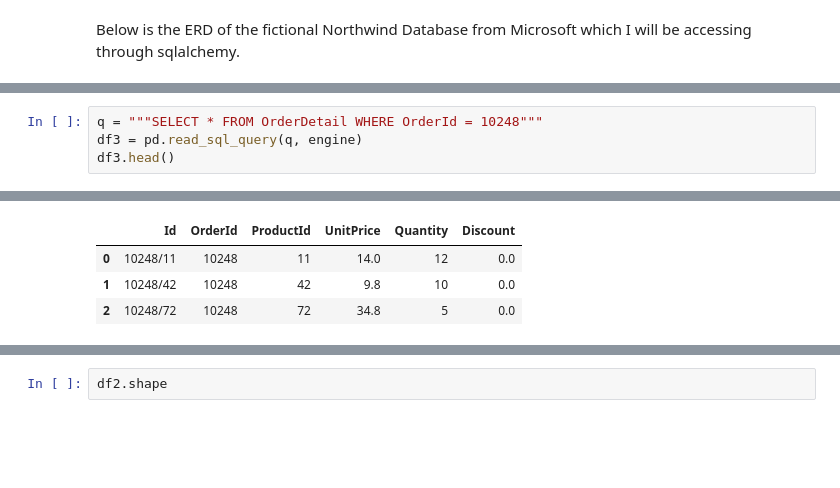
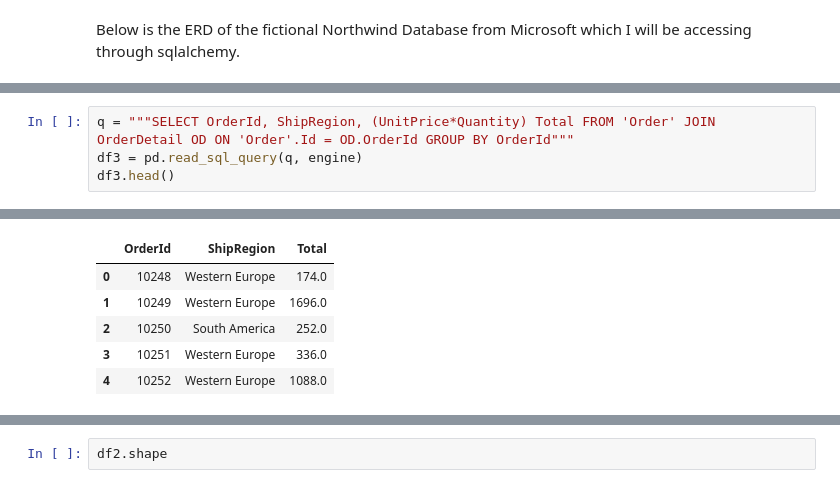
Before and after one commit to byeretzian/dsc-2-final-project-online-ds-sp-000, a Jupyter notebook: Module 2 Final Project.ipynb, the cells around one changed output, grey strips where cells are left out. Cells and saved outputs as stored; diff of their text form; blank space fills up the shorter version.

```diff
--- a/Module 2 Final Project.ipynb
+++ b/Module 2 Final Project.ipynb
@@ -9,5 +22,5 @@ Below is the ERD of the fictional Northwind Database from Microsoft which I will
 # %%
-q = """SELECT * FROM OrderDetail WHERE OrderId = 10248"""
+q = """SELECT OrderId, ShipRegion, (UnitPrice*Quantity) Total FROM 'Order' JOIN OrderDetail OD ON 'Order'.Id = OD.OrderId GROUP BY OrderId"""
 df3 = pd.read_sql_query(q, engine)
 df3.head()
 # %% [output]
@@ -16,4 +29,6 @@ df3.head()
-|  | Id | OrderId | ProductId | UnitPrice | Quantity | Discount |
-| 0 | 10248/11 | 10248 | 11 | 14.0 | 12 | 0.0 |
-| 1 | 10248/42 | 10248 | 42 | 9.8 | 10 | 0.0 |
-| 2 | 10248/72 | 10248 | 72 | 34.8 | 5 | 0.0 |
+|  | OrderId | ShipRegion | Total |
+| 0 | 10248 | Western Europe | 174.0 |
+| 1 | 10249 | Western Europe | 1696.0 |
+| 2 | 10250 | South America | 252.0 |
+| 3 | 10251 | Western Europe | 336.0 |
+| 4 | 10252 | Western Europe | 1088.0 |
```
Also changed, not shown: parts of 7 cells of this notebook.
